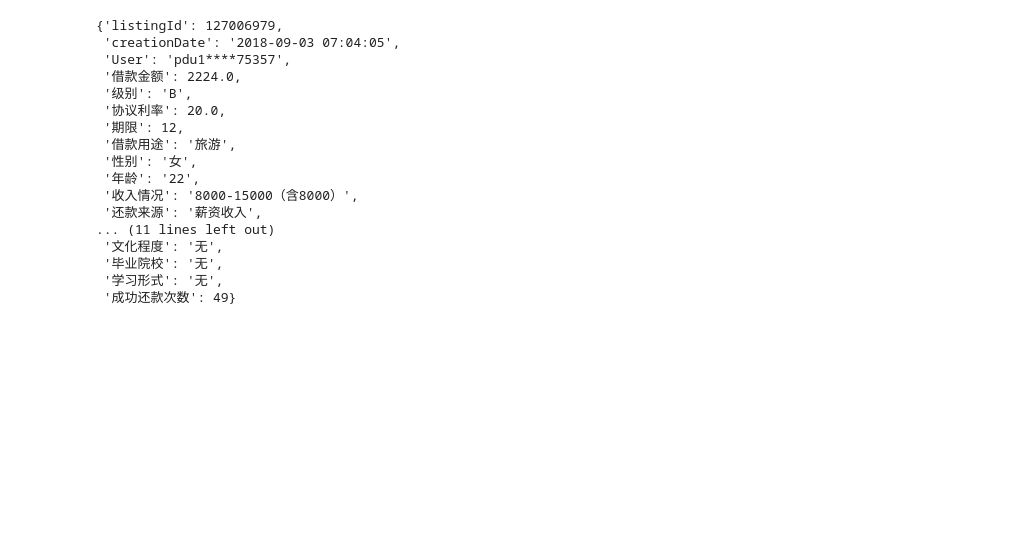
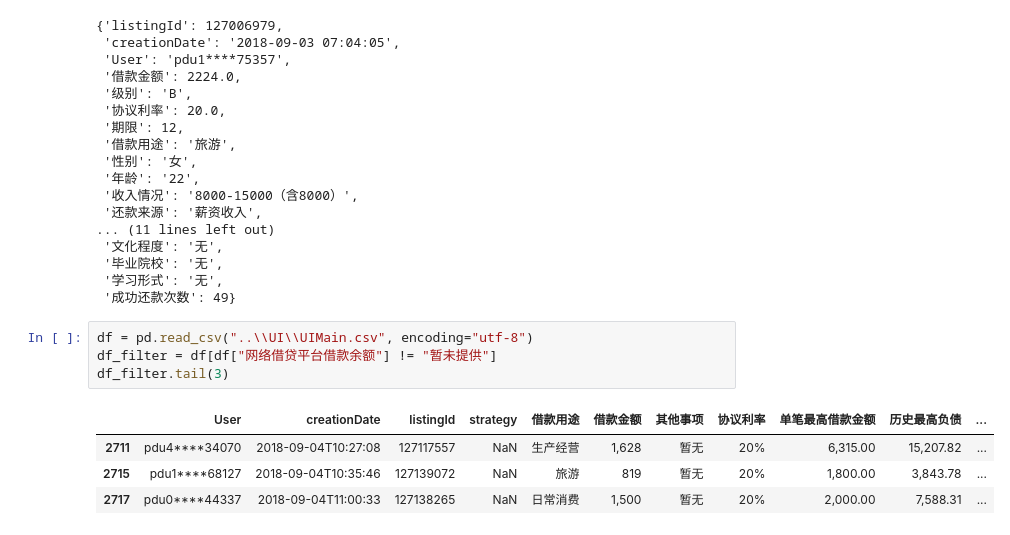
Before and after one commit to zhoukai83/ppd, a Jupyter notebook: UISimulation/test.ipynb, the cells around one changed output. Drawn from its saved outputs; the diff is of its cells as text; blank space fills up the shorter version.

```diff
--- a/UISimulation/test.ipynb
+++ b/UISimulation/test.ipynb
@@ -220,3 +222,12 @@ change_key({**json_data[0], **json_data[1], **json_data[2]})
  '毕业院校': '无',
  '学习形式': '无',
  '成功还款次数': 49}
+# %%
+df = pd.read_csv("..\\UI\\UIMain.csv", encoding="utf-8")
+df_filter = df[df["网络借贷平台借款余额"] != "暂未提供"]
+df_filter.tail(3)
+# %% [output]
+|  | User | creationDate | listingId | strategy | 借款用途 | 借款金额 | 其他事项 | 协议利率 | 单笔最高借款金额 | 历史最高负债 | ... |
+| 2711 | pdu4****34070 | 2018-09-04T10:27:08 | 127117557 | NaN | 生产经营 | 1,628 | 暂无 | 20% | 6,315.00 | 15,207.82 | ... |
+| 2715 | pdu1****68127 | 2018-09-04T10:35:46 | 127139072 | NaN | 旅游 | 819 | 暂无 | 20% | 1,800.00 | 3,843.78 | ... |
+| 2717 | pdu0****44337 | 2018-09-04T11:00:33 | 127138265 | NaN | 日常消费 | 1,500 | 暂无 | 20% | 2,000.00 | 7,588.31 | ... |
```
Also changed, not shown: parts of 2 cells of this notebook, 15 other files.
